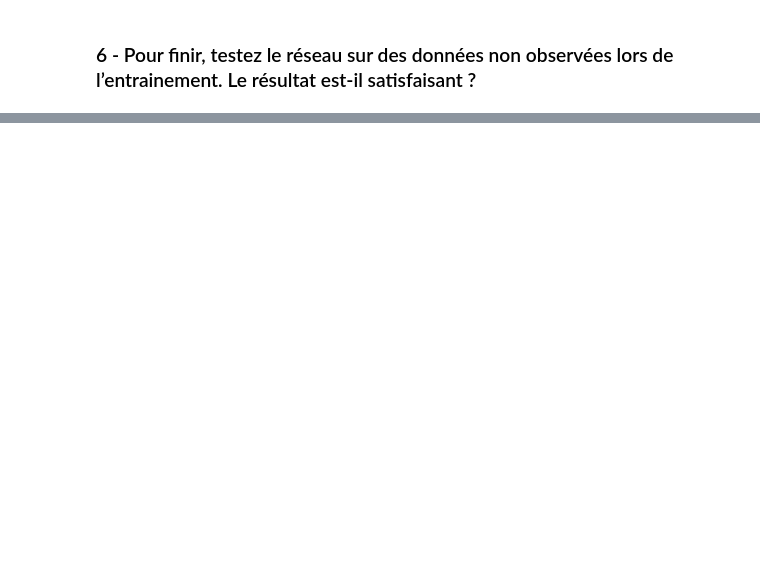
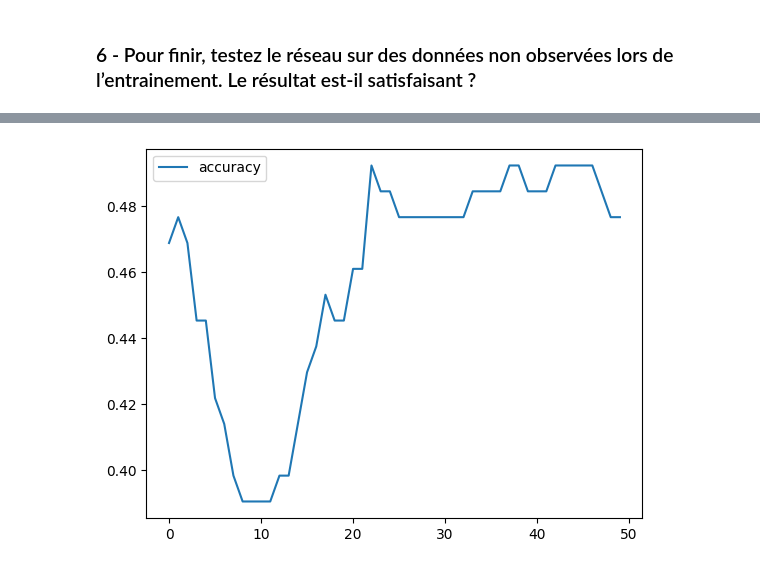
Before and after one commit to Angel0503/DeepLearning, a Jupyter notebook: Convolution/TD2.ipynb, the cells around one changed output, grey strips where cells are left out. Cells and saved outputs as stored; diff of their text form; code cells hidden in the pictures; blank space fills up the shorter version.

```diff
--- a/Convolution/TD2.ipynb
+++ b/Convolution/TD2.ipynb
@@ -465,2 +541,4 @@ model.compile(loss='categorical_crossentropy', optimizer=adam, metrics=['accurac
 # %% [markdown]
 ### 6 - Pour finir, testez le réseau sur des données non observées lors de l’entrainement. Le résultat est-il satisfaisant ?
+# %%
+history_test = model.fit(test_set, epochs=50, verbose=1, batch_size=128)
@@ -466,0 +563,8 @@ model.compile(loss='categorical_crossentropy', optimizer=adam, metrics=['accurac
+# %%
+df = pd.DataFrame({
+    'accuracy': history_test.history['accuracy']
+})
+
+lines = df.plot.line()
+# %% [output]
+[figure, added]
```
Also changed, not shown: parts of 14 cells of this notebook.
